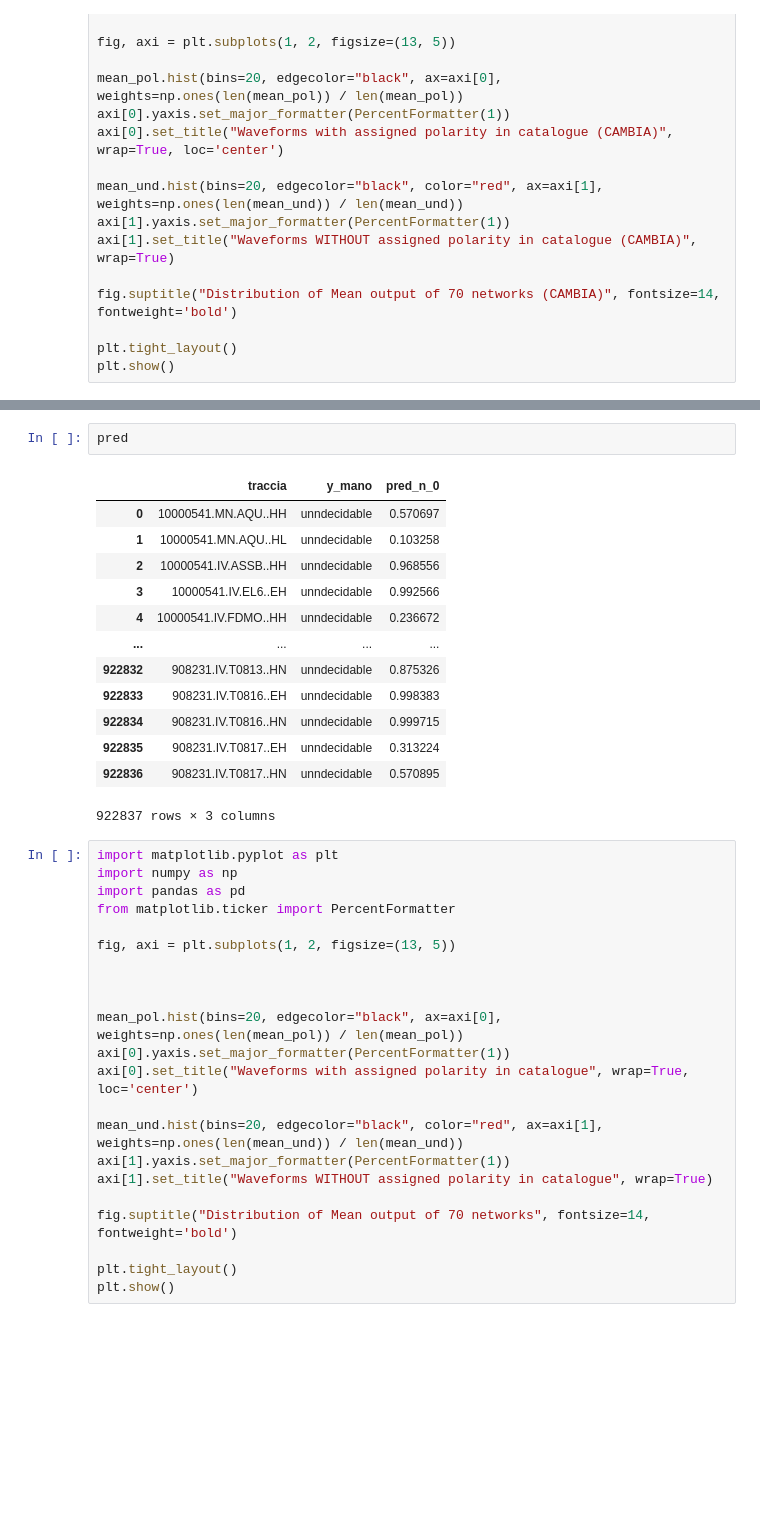
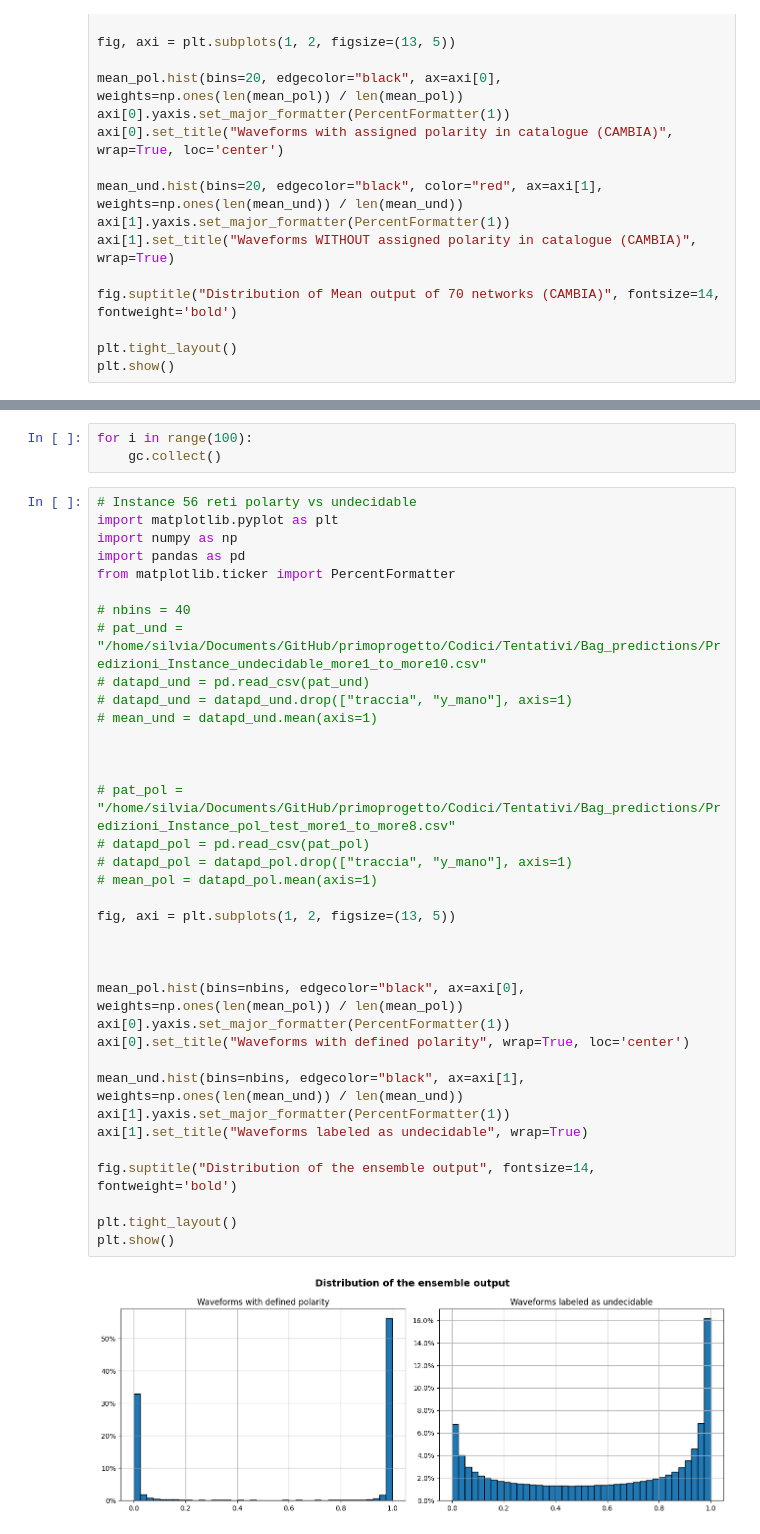
Before and after one commit to Nemenick/primoprogetto, a Jupyter notebook: Codici/_Predizioni_bag_undecidable.ipynb, the cells around one changed output, grey strips where cells are left out. Drawn from its saved outputs; the diff is of its cells as text; blank space fills up the shorter version.

```diff
--- a/Codici/_Predizioni_bag_undecidable.ipynb
+++ b/Codici/_Predizioni_bag_undecidable.ipynb
@@ -802,38 +697,41 @@ _________________________________________________________________
-# %%
-pred
-# %% [output]
-|  | traccia | y_mano | pred_n_0 |
-| 0 | 10000541.MN.AQU..HH | unndecidable | 0.570697 |
-| 1 | 10000541.MN.AQU..HL | unndecidable | 0.103258 |
-| 2 | 10000541.IV.ASSB..HH | unndecidable | 0.968556 |
-| 3 | 10000541.IV.EL6..EH | unndecidable | 0.992566 |
-| 4 | 10000541.IV.FDMO..HH | unndecidable | 0.236672 |
-| ... | ... | ... | ... |
-| 922832 | 908231.IV.T0813..HN | unndecidable | 0.875326 |
-| 922833 | 908231.IV.T0816..EH | unndecidable | 0.998383 |
-| 922834 | 908231.IV.T0816..HN | unndecidable | 0.999715 |
-| 922835 | 908231.IV.T0817..EH | unndecidable | 0.313224 |
-| 922836 | 908231.IV.T0817..HN | unndecidable | 0.570895 |
-922837 rows × 3 columns
+# %%
+for i in range(100):
+    gc.collect()
 # %%
+# Instance 56 reti polarty vs undecidable
 import matplotlib.pyplot as plt
 import numpy as np
 import pandas as pd
 from matplotlib.ticker import PercentFormatter
 
+# nbins = 40
+# pat_und = "/home/silvia/Documents/GitHub/primoprogetto/Codici/Tentativi/Bag_predictions/Predizioni_Instance_undecidable_more1_to_more10.csv"
+# datapd_und = pd.read_csv(pat_und)
+# datapd_und = datapd_und.drop(["traccia", "y_mano"], axis=1)
+# mean_und = datapd_und.mean(axis=1)
+
+
+
+# pat_pol = "/home/silvia/Documents/GitHub/primoprogetto/Codici/Tentativi/Bag_predictions/Predizioni_Instance_pol_test_more1_to_more8.csv"
+# datapd_pol = pd.read_csv(pat_pol)
+# datapd_pol = datapd_pol.drop(["traccia", "y_mano"], axis=1)
+# mean_pol = datapd_pol.mean(axis=1)
+
 fig, axi = plt.subplots(1, 2, figsize=(13, 5))
 
 
 
-mean_pol.hist(bins=20, edgecolor="black", ax=axi[0], weights=np.ones(len(mean_pol)) / len(mean_pol))
+mean_pol.hist(bins=nbins, edgecolor="black", ax=axi[0], weights=np.ones(len(mean_pol)) / len(mean_pol))
 axi[0].yaxis.set_major_formatter(PercentFormatter(1))
-axi[0].set_title("Waveforms with assigned polarity in catalogue", wrap=True, loc='center')
+axi[0].set_title("Waveforms with defined polarity", wrap=True, loc='center')
 
-mean_und.hist(bins=20, edgecolor="black", color="red", ax=axi[1], weights=np.ones(len(mean_und)) / len(mean_und))
+mean_und.hist(bins=nbins, edgecolor="black", ax=axi[1], weights=np.ones(len(mean_und)) / len(mean_und))
 axi[1].yaxis.set_major_formatter(PercentFormatter(1))
-axi[1].set_title("Waveforms WITHOUT assigned polarity in catalogue", wrap=True)
+axi[1].set_title("Waveforms labeled as undecidable", wrap=True)
 
-fig.suptitle("Distribution of Mean output of 70 networks", fontsize=14, fontweight='bold')
+fig.suptitle("Distribution of the ensemble output", fontsize=14, fontweight='bold')
 
 plt.tight_layout()
 plt.show()
+# %% [output]
+[figure, added]
```
Also changed, not shown: parts of 5 cells of this notebook, 13 other files.
